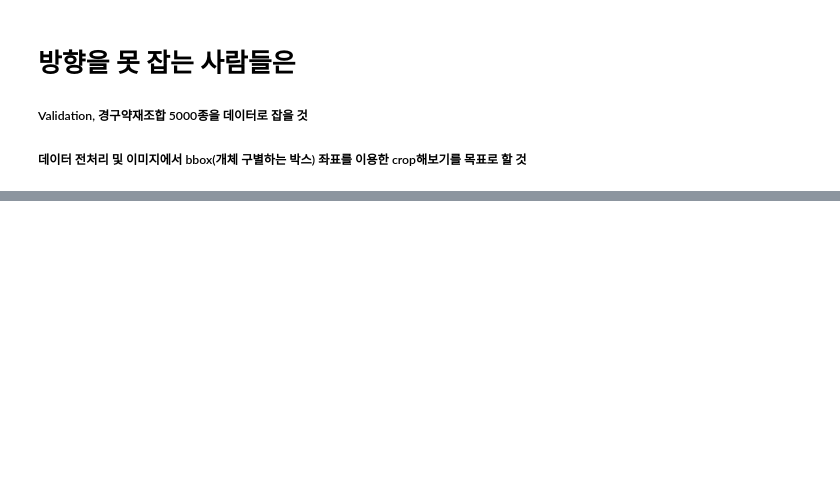
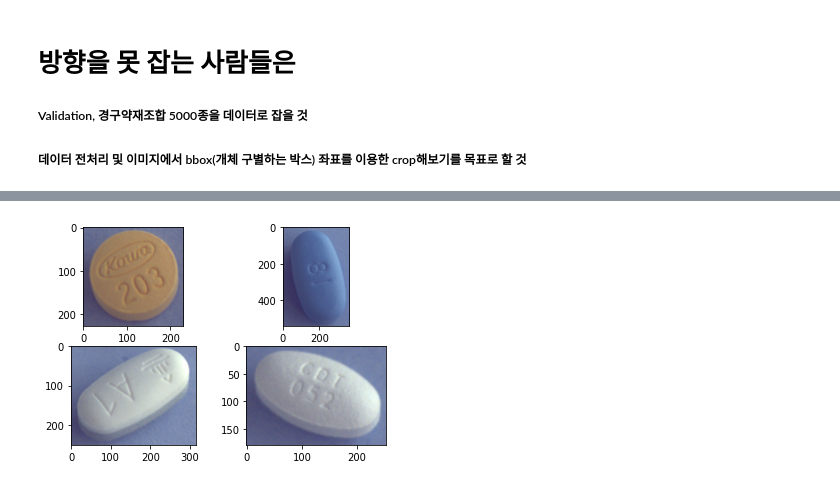
Before and after one commit to JJay1010/K-software_-, a Jupyter notebook: SeokhoMoon/Project2_medicine/Project2_Medicine.ipynb, the cells around one changed output, grey strips where cells are left out. Saved outputs shown, nothing was run; the diff lists cells and outputs as text; code cells hidden in the pictures; blank space fills up the shorter version.

```diff
--- a/SeokhoMoon/Project2_medicine/Project2_Medicine.ipynb
+++ b/SeokhoMoon/Project2_medicine/Project2_Medicine.ipynb
@@ -27,9 +7,86 @@ img_file_name
-# %%
-import cv2
-cv2.__version__
-
-# 이미지 로드 및 확인
-img_file = cv2.imread(img_file_name, cv2.IMREAD_COLOR)
-img_rgb = cv2.cvtColor(img_file,cv2.COLOR_BGR2RGB)
-plt.imshow(img_file), plt.axis("off")
-plt.show
+# %%
+# 폴더구조 (예시)
+# sample_data
+#   > ImageFile
+#       > K-016235-..._200.png
+#       ...
+#   > JsonFile
+#       > K-016235-..-031885_json
+#           > K-016235
+#               > K-016235-..._200.json
+#           > K-027733
+#               > K-016235-..._200.json
+#           > K-029667
+#               > K-016235-..._200.json
+#           > K-031885
+#               > K-016235-..._200.json
+#       > K-016235-..-034597_json
+#       ...
+#   > OutputImage
+#       > K-016235-..-031885 (저장되면)
+#         > K-016235.png (저장되면)
+#         > K-027733.png (저장되면)
+#         > K-029667.png (저장되면)
+#         > K-031885.png (저장되면)
+#       ...
+
+# json_file_list: json 파일을 담을 리스트
+# js_folder_list: K-..._json 폴더를 담을 리스트
+# drug_folder_list: K-XXXXXX 폴더를 담을 리스트
+
+import os
+import json
+from PIL import Image
+import matplotlib.pyplot as plt
+
+mother_path = "sample_data/"
+image_path = "sample_data/ImageFile"
+json_path = "sample_data/JsonFile"
+output_path = "sample_data/OutputImage"
+
+image_file_list = []
+img_folder_list = os.listdir(image_path +"/")
+js_folder_list = os.listdir(json_path+"/")
+
+for filefolder in js_folder_list:
+  if filefolder[0]=='K': # JsonFile 폴더 내부에 json폴더 외의 파일이 들어가기 때문에 파일을 걸러내는 것이 필요함
+    json_file_list = []
+    drug_folder_list = os.listdir(json_path+"/"+filefolder)
+    output_folder = output_path+"/"+filefolder[:len(filefolder)-5]
+    os.mkdir(output_folder)
+
+    for folder in drug_folder_list:
+      jf = os.listdir(json_path+"/"+filefolder+"/"+folder)
+      if len(jf) != 0: # 약 폴더 내부에 json폴더 외의 파일이 들어가기 때문에 파일을 걸러내는 것이 필요함
+        json_file_list.append(json_path+"/"+filefolder+"/"+folder+"/"+jf[0])
+
+    # # 파일 이름 잘 들어갔나 확인
+    # for filename in json_file_list:
+    #     print(filename)
+
+    # 폴더 순회하기
+    for i in range(1,5):
+
+      # json파일 통해 이미지파일 불러오기
+      json_file = json.load(open(json_file_list[i-1]))
+      img_file_name = json_file.get("images")[0]['file_name']
+      img_file = Image.open(image_path + "/" + img_file_name)
+
+      # 이미지 자르기
+      croppoint = json_file.get("annotations")[0]['bbox']
+      croppoint[2] = croppoint[2] + croppoint[0]
+      croppoint[3] = croppoint[1] + croppoint[3]
+      cropped_image = img_file.crop(croppoint)
+
+      # 자른 사진 저장 - sample_data/OutputImage 폴더 내부에 자른 사진들을 저장
+      drug_name = json_file.get("images")[0]['drug_N']
+      cropped_image.save(output_folder+"/"+drug_name+".png")
+
+      # 맷플롯립 표 나누기
+      plt.subplot(2,2,i) # 인덱스 1부터
+      plt.imshow(cropped_image)
+
+      # 결과 출력
+      plt.show
+# %% [output]
+[figure, added]
```
Also changed, not shown: parts of 1 cell of this notebook.
